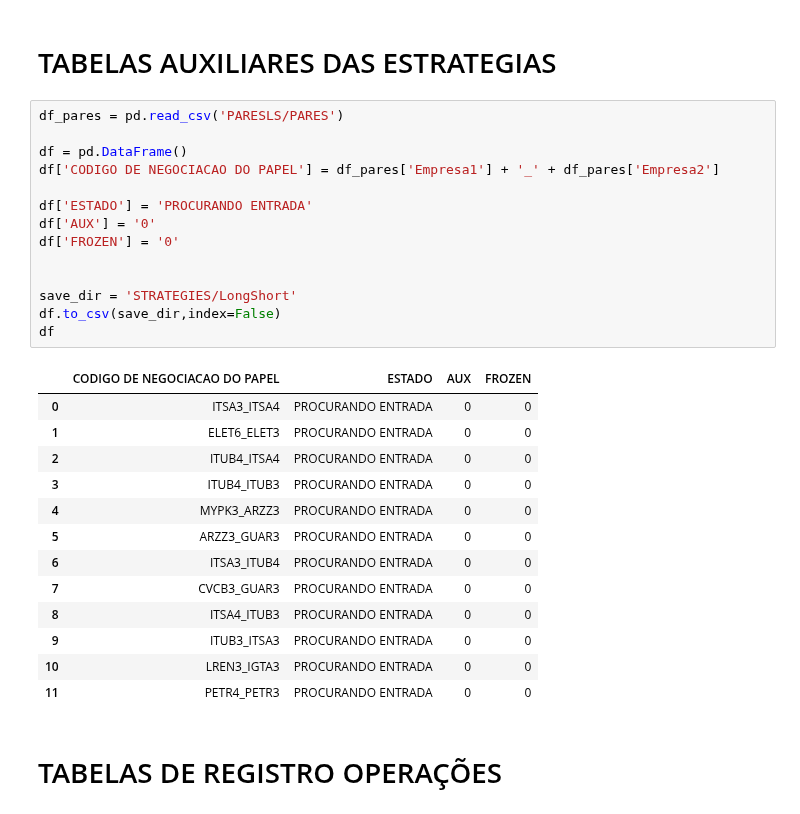
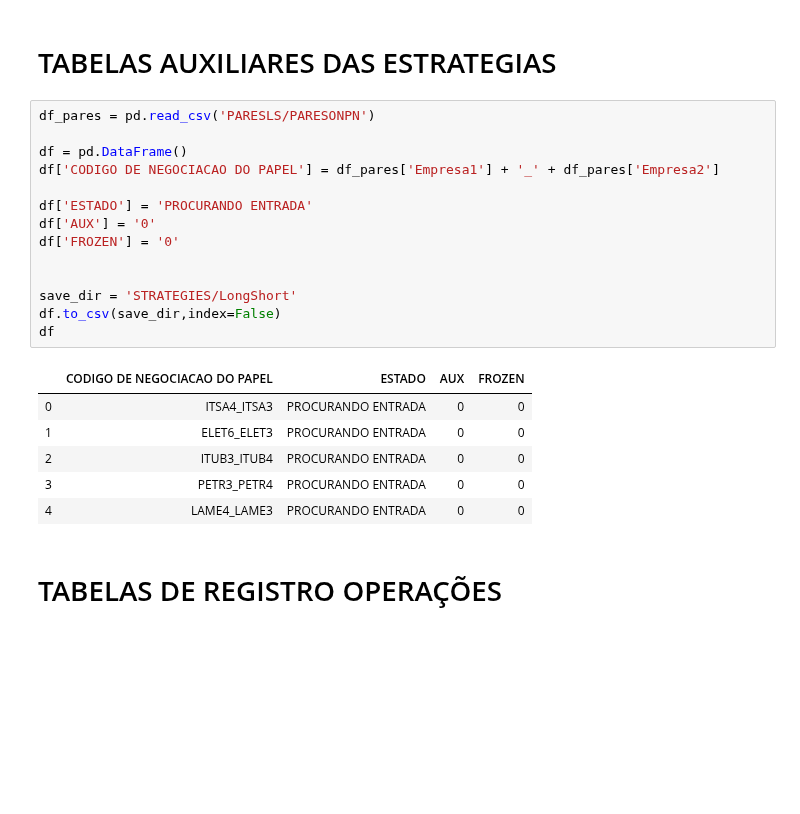
Before and after one commit to RodrigoCalderano/DOM-BOT, a Jupyter notebook: Jupyter/Long Short.ipynb, the cells around one changed output. Saved outputs shown, nothing was run; the diff lists cells and outputs as text; blank space fills up the shorter version.

```diff
--- a/Jupyter/Long Short.ipynb
+++ b/Jupyter/Long Short.ipynb
@@ -269,33 +290,26 @@ stock_plt.xaxis.set_minor_formatter(dates.DateFormatter('%d'))
 # %% [markdown]
 # TABELAS AUXILIARES DAS ESTRATEGIAS
 # %%
-df_pares = pd.read_csv('PARESLS/PARES')
+df_pares = pd.read_csv('PARESLS/PARESONPN')
 
 df = pd.DataFrame()
 df['CODIGO DE NEGOCIACAO DO PAPEL'] = df_pares['Empresa1'] + '_' + df_pares['Empresa2']
 
 df['ESTADO'] = 'PROCURANDO ENTRADA'
 df['AUX'] = '0'
 df['FROZEN'] = '0'
 
 
 save_dir = 'STRATEGIES/LongShort'
 df.to_csv(save_dir,index=False)
 df
 # %% [output]
 |  | CODIGO DE NEGOCIACAO DO PAPEL | ESTADO | AUX | FROZEN |
-| 0 | ITSA3_ITSA4 | PROCURANDO ENTRADA | 0 | 0 |
+| 0 | ITSA4_ITSA3 | PROCURANDO ENTRADA | 0 | 0 |
 | 1 | ELET6_ELET3 | PROCURANDO ENTRADA | 0 | 0 |
-| 2 | ITUB4_ITSA4 | PROCURANDO ENTRADA | 0 | 0 |
-| 3 | ITUB4_ITUB3 | PROCURANDO ENTRADA | 0 | 0 |
-| 4 | MYPK3_ARZZ3 | PROCURANDO ENTRADA | 0 | 0 |
-| 5 | ARZZ3_GUAR3 | PROCURANDO ENTRADA | 0 | 0 |
-| 6 | ITSA3_ITUB4 | PROCURANDO ENTRADA | 0 | 0 |
-| 7 | CVCB3_GUAR3 | PROCURANDO ENTRADA | 0 | 0 |
-| 8 | ITSA4_ITUB3 | PROCURANDO ENTRADA | 0 | 0 |
-| 9 | ITUB3_ITSA3 | PROCURANDO ENTRADA | 0 | 0 |
-| 10 | LREN3_IGTA3 | PROCURANDO ENTRADA | 0 | 0 |
-| 11 | PETR4_PETR3 | PROCURANDO ENTRADA | 0 | 0 |
+| 2 | ITUB3_ITUB4 | PROCURANDO ENTRADA | 0 | 0 |
+| 3 | PETR3_PETR4 | PROCURANDO ENTRADA | 0 | 0 |
+| 4 | LAME4_LAME3 | PROCURANDO ENTRADA | 0 | 0 |
 # %% [markdown]
 # TABELAS DE REGISTRO OPERAÇÕES
 # %%
```
Also changed, not shown: parts of 26 cells of this notebook, 6 other files.
